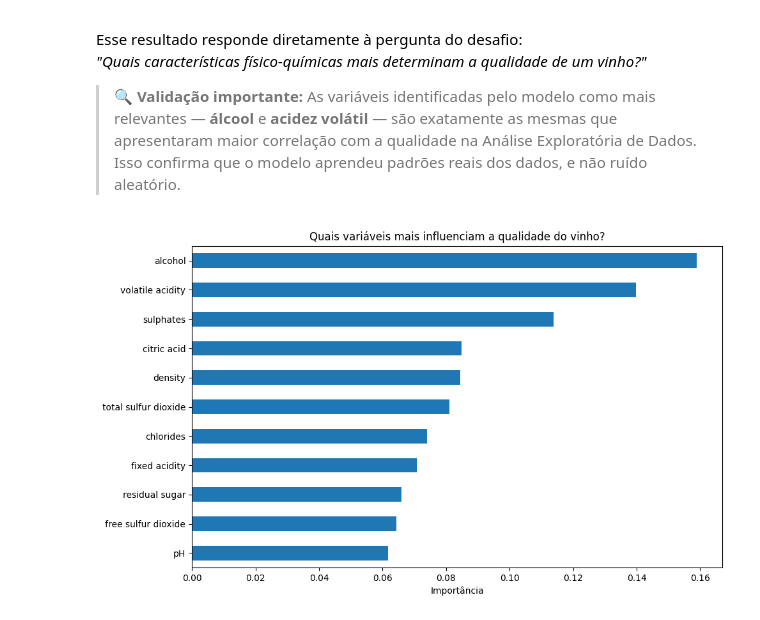
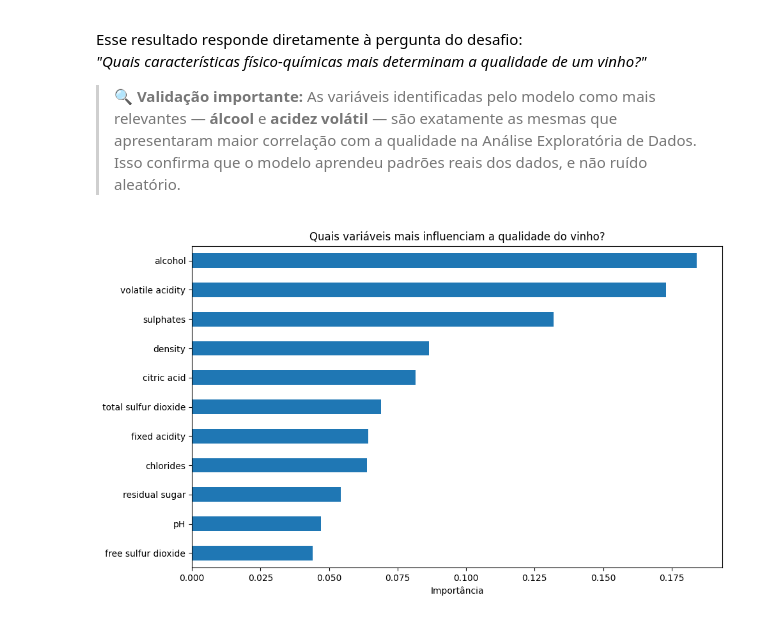
Before and after one commit to MayconNune/PosGraduacao_DataAnalytics---Machine-Learning---Grupo-31, a Jupyter notebook: models/randomforest.ipynb, the cells around one changed output. Saved outputs shown, nothing was run; the diff lists cells and outputs as text; code cells hidden in the pictures.

Commit message:
Conclusao do meu modelo versao 1

```diff
--- a/models/randomforest.ipynb
+++ b/models/randomforest.ipynb
@@ -135,0 +203,22 @@ Acurácia: 0.89
+# %%
+from sklearn.model_selection import GridSearchCV
+
+# Define os valores que quer testar
+parametros = {
+    'n_estimators': [100, 200, 500],
+    'max_leaf_nodes': [16, 32, 64, None],
+    'max_depth': [5, 10, None]
+}
+
+# Testa todas as combinações com cross-validation
+grid_search = GridSearchCV(
+    RandomForestClassifier(random_state=42),
+    parametros,
+    cv=5,
+    scoring='roc_auc'
+)
+
+grid_search.fit(X_train, y_train)
+
+print(f"Melhores parâmetros: {grid_search.best_params_}")
+print(f"Melhor AUC: {grid_search.best_score_:.2f}")
@@ -135,0 +239,9 @@ Acurácia: 0.89
+# %%
+# Treinando o modelo com os melhores parâmetros
+rf_otimizado = RandomForestClassifier(
+    max_depth=5,
+    max_leaf_nodes=32,
+    n_estimators=500,
+    random_state=42
+)
+rf_otimizado.fit(X_train, y_train)
@@ -149,17 +649,18 @@ Esse resultado responde diretamente à pergunta do desafio:
 # %%
 # Feature importance
 import matplotlib.pyplot as plt
 
+# Feature importance — Modelo Otimizado
 importancias = pd.Series(
-    rf.feature_importances_,
+    rf_otimizado.feature_importances_,  # <- só isso muda
     index=X.columns
 ).sort_values(ascending=True)
 
 plt.figure(figsize=(10, 6))
 importancias.plot(kind='barh')
 plt.title('Quais variáveis mais influenciam a qualidade do vinho?')
 plt.xlabel('Importância')
 plt.tight_layout()
 plt.show()
 # %% [output]
-[figure, old version]
+[figure, new version]
```
Also changed, not shown: parts of 28 cells of this notebook.
